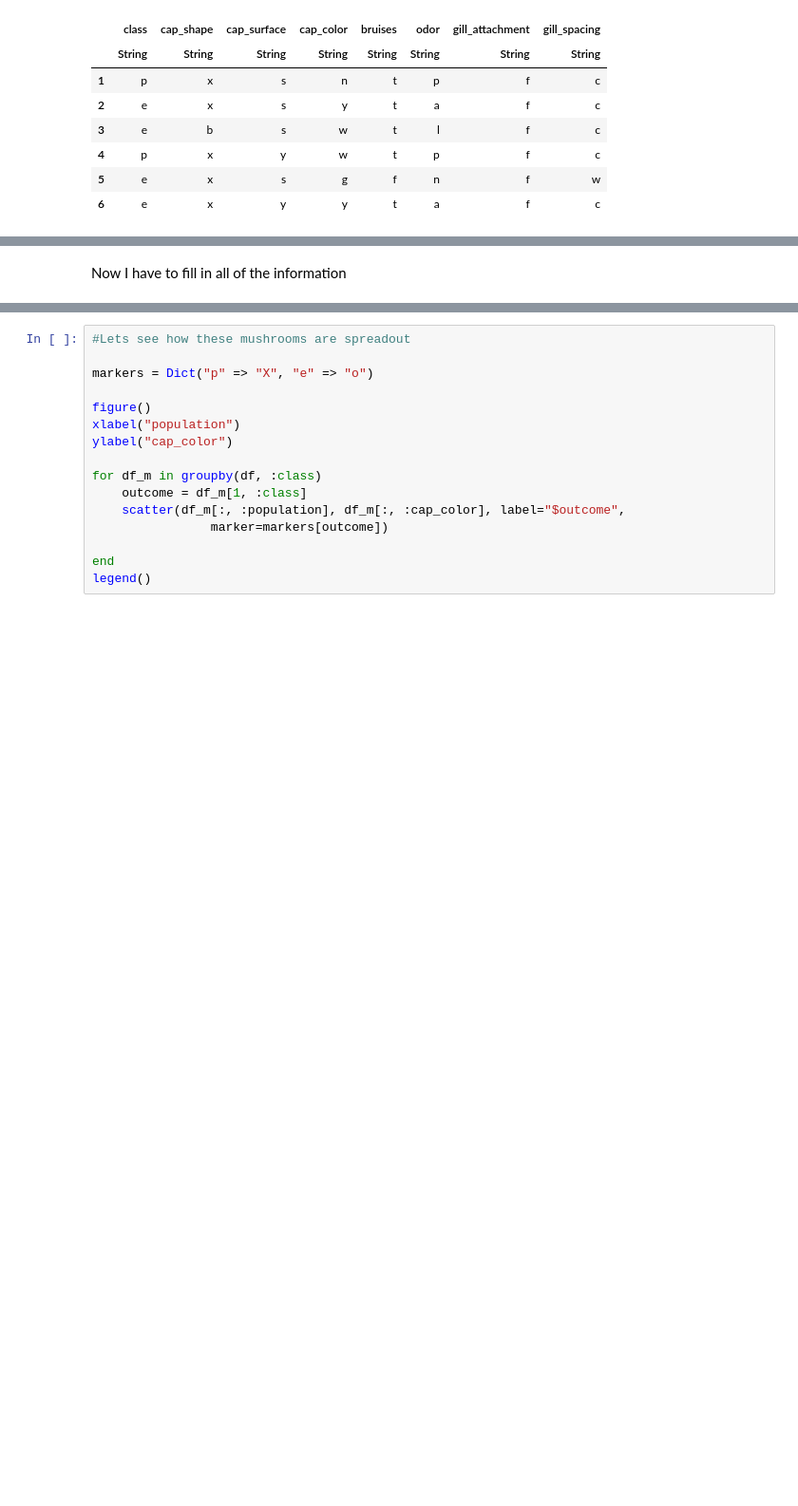
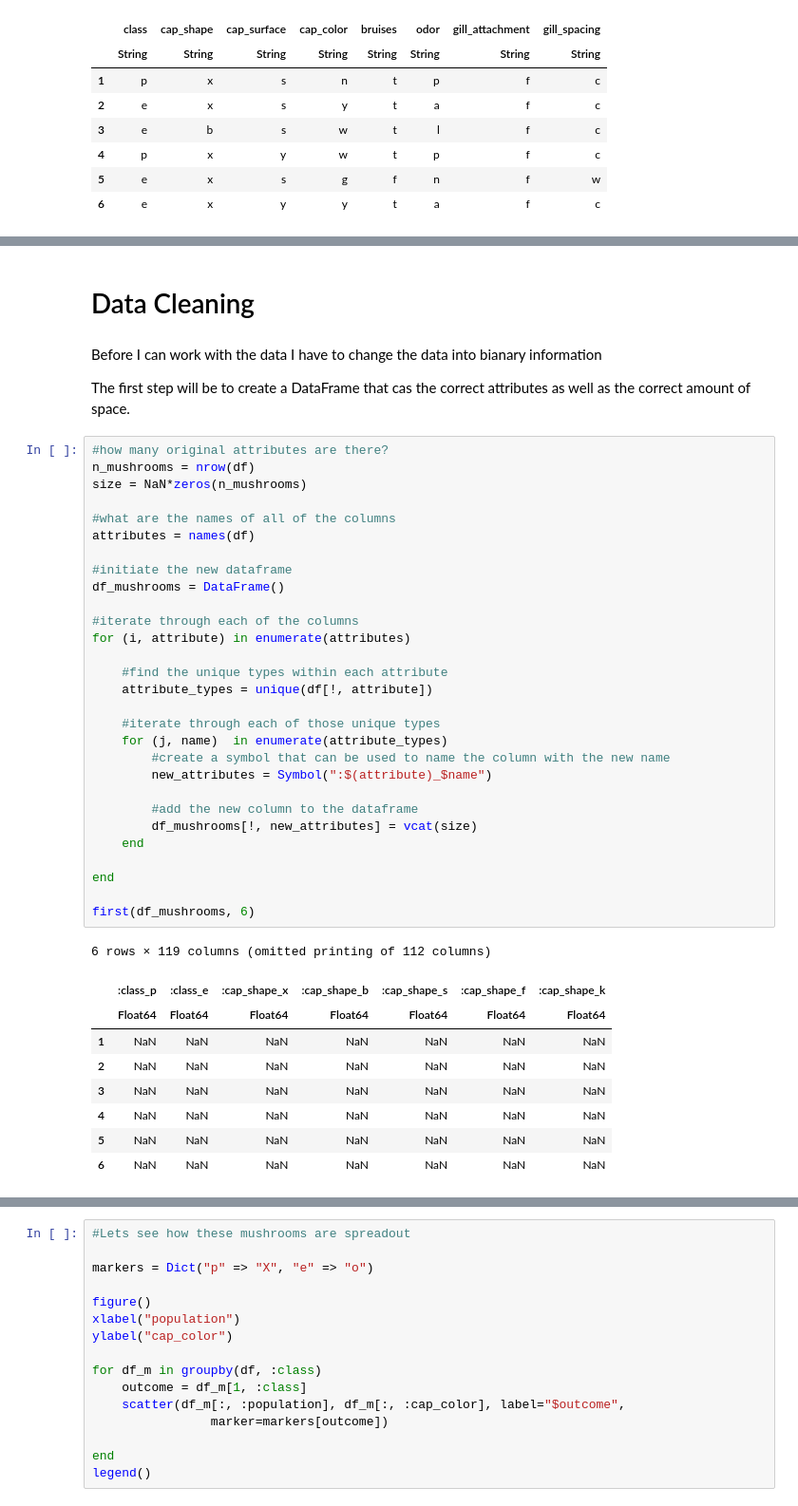
Before and after one commit to HeatherMM1321/CHE599_intro_to_datascience_f19, a Jupyter notebook: Project/Mushroom Project .ipynb, the cells around one changed output, grey strips where cells are left out. Shown at 95% size. Drawn from its saved outputs; the diff is of its cells as text; blank space fills up the shorter version.

Commit message:
created the df_mushrooms df in a better way

```diff
--- a/Project/Mushroom Project .ipynb
+++ b/Project/Mushroom Project .ipynb
@@ -411,2 +210,45 @@ df_mushrooms
-# %% [markdown]
-Now I have to fill in all of the information
+# %% [markdown]
+# Data Cleaning
+# %% [markdown]
+Before I can work with the data I have to change the data into bianary information
+
+The first step will be to create a DataFrame that cas the correct attributes as well as the correct amount of space.
+# %%
+#how many original attributes are there?
+n_mushrooms = nrow(df)
+size = NaN*zeros(n_mushrooms)
+
+#what are the names of all of the columns
+attributes = names(df)
+
+#initiate the new dataframe
+df_mushrooms = DataFrame()
+
+#iterate through each of the columns
+for (i, attribute) in enumerate(attributes)
+
+    #find the unique types within each attribute
+    attribute_types = unique(df[!, attribute])
+
+    #iterate through each of those unique types
+    for (j, name)  in enumerate(attribute_types)
+        #create a symbol that can be used to name the column with the new name
+        new_attributes = Symbol(":$(attribute)_$name")
+
+        #add the new column to the dataframe
+        df_mushrooms[!, new_attributes] = vcat(size)
+    end
+
+end
+
+first(df_mushrooms, 6)
+# %% [output]
+6 rows × 119 columns (omitted printing of 112 columns)
+|  | :class_p | :class_e | :cap_shape_x | :cap_shape_b | :cap_shape_s | :cap_shape_f | :cap_shape_k |
+|  | Float64 | Float64 | Float64 | Float64 | Float64 | Float64 | Float64 |
+| 1 | NaN | NaN | NaN | NaN | NaN | NaN | NaN |
+| 2 | NaN | NaN | NaN | NaN | NaN | NaN | NaN |
+| 3 | NaN | NaN | NaN | NaN | NaN | NaN | NaN |
+| 4 | NaN | NaN | NaN | NaN | NaN | NaN | NaN |
+| 5 | NaN | NaN | NaN | NaN | NaN | NaN | NaN |
+| 6 | NaN | NaN | NaN | NaN | NaN | NaN | NaN |
```
Also changed, not shown: parts of 4 cells of this notebook, 2 other files.
